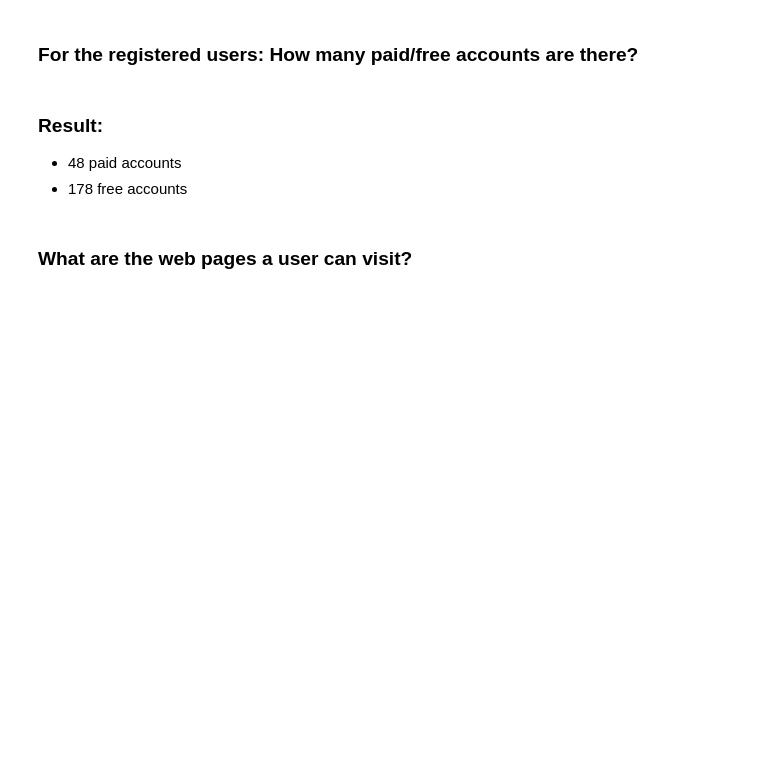
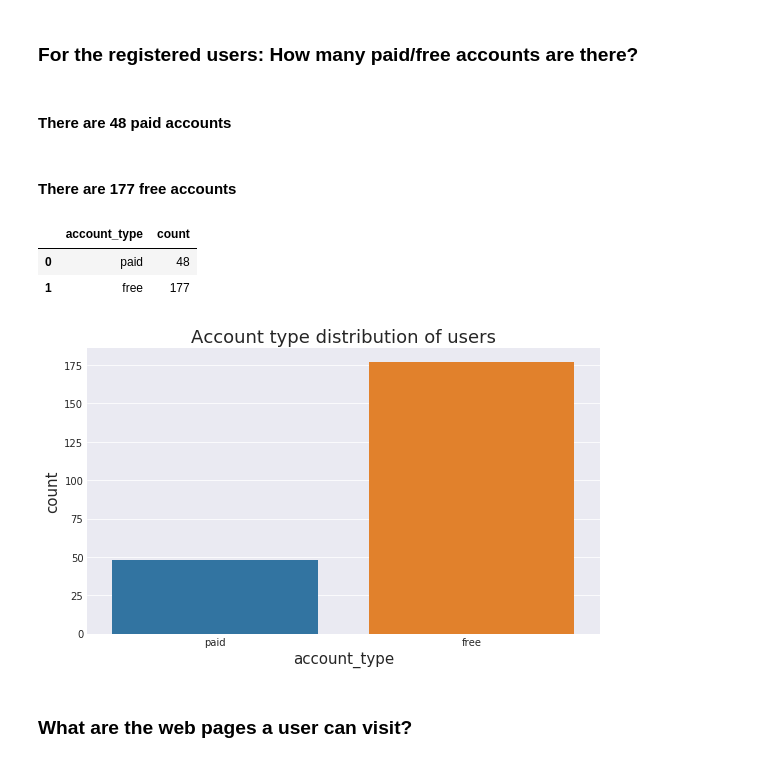
Before and after one commit to ddhartma/Sparkify-Project, a Jupyter notebook: Sparkify.ipynb, the cells around one changed output. Drawn from its saved outputs; the diff is of its cells as text; code cells hidden in the pictures; blank space fills up the shorter version.

Commit message:
feature: Add Data Preparation to notebook

```diff
--- a/Sparkify.ipynb
+++ b/Sparkify.ipynb
@@ -207,13 +426,33 @@ df.select(["userId", "firstName", "lastName", "gender", "level"]).where(df.userI
 # %% [markdown]
 ### For the registered users: How many paid/free accounts are there?
 # %%
-df.drop_duplicates(subset=['userId']).where(df.level =="paid").count()
+num_paid_accounts = df.drop_duplicates(subset=['userId']).where(df.level =="paid").count()
+printmd('#### There are ' + str(num_paid_accounts) + ' paid accounts')
+# %% [output]
+#### There are 48 paid accounts
 # %%
-df.drop_duplicates(subset=['userId']).where(df.level =="free").count()
+num_free_accounts = df.drop_duplicates(subset=['userId']).where(df.level =="free").count()
+printmd('#### There are ' + str(num_free_accounts) + ' free accounts')
+# %% [output]
+#### There are 177 free accounts
-# %% [markdown]
-### Result:
-- 48 paid accounts
-- 178 free accounts
+# %%
+accountType_distribution_pd = pd.DataFrame({'account_type': ['paid', 'free'], 'count': [num_paid_accounts, num_free_accounts]})
+display(accountType_distribution_pd)
+
+plot_sns_bar(x='account_type',
+             y='count',
+             data=accountType_distribution_pd,
+             title='Account type distribution of users',
+             xlabel='account_type',
+             ylabel='count',
+             save=True,
+             hide_xtick=False,
+             order=False)
+# %% [output]
+|  | account_type | count |
+| 0 | paid | 48 |
+| 1 | free | 177 |
+[figure, added]
 # %% [markdown]
 ### What are the web pages a user can visit?
 # %%
```
Also changed, not shown: parts of 132 cells of this notebook.
